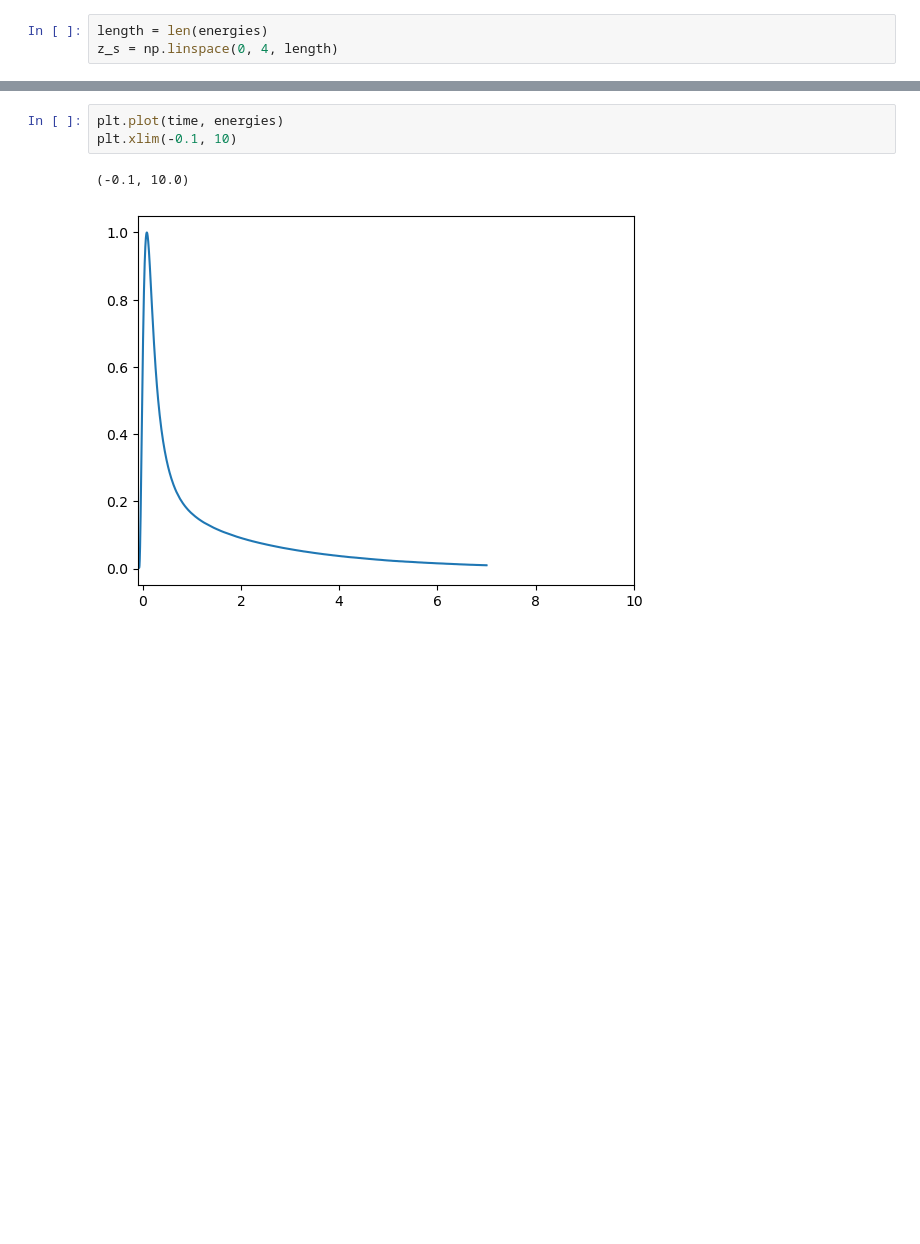
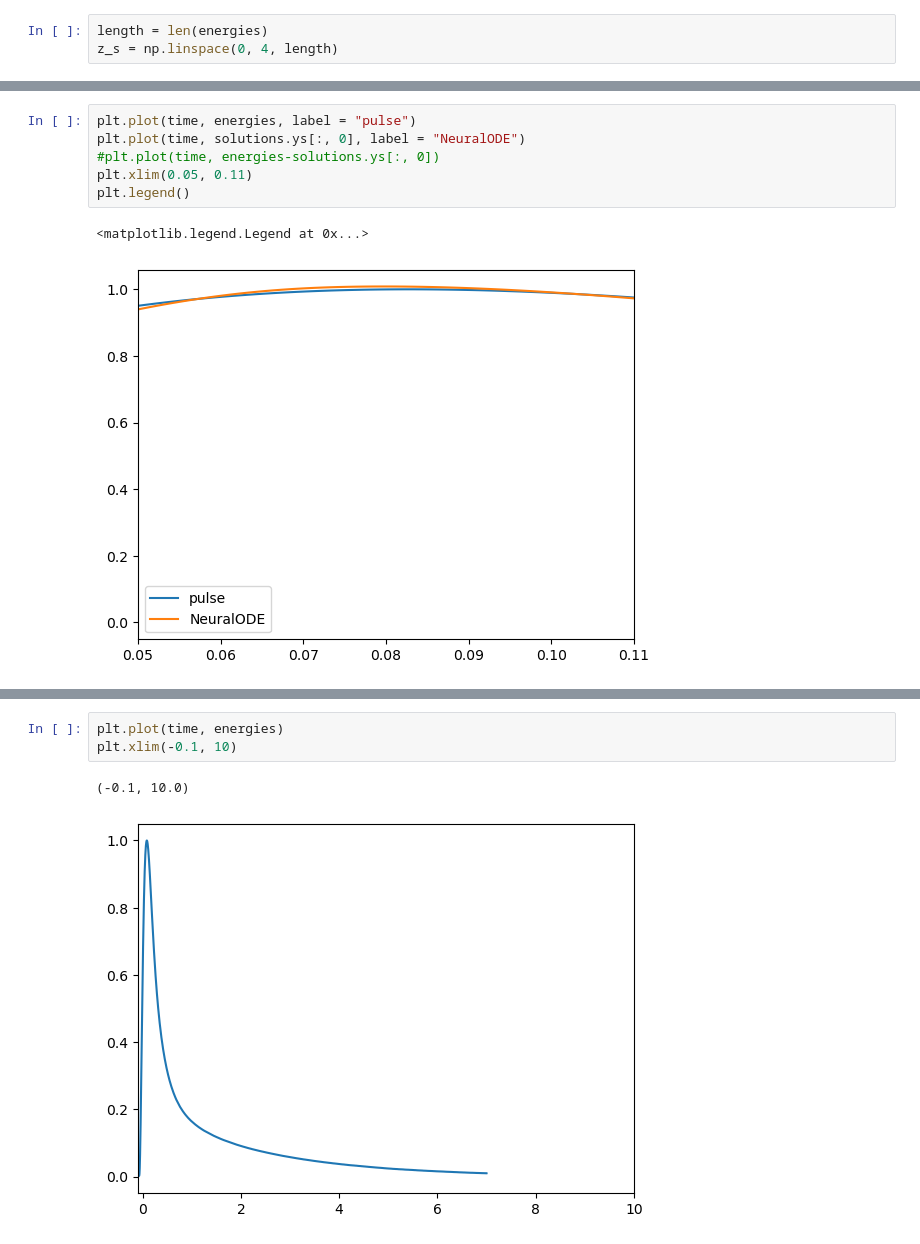
Before and after one commit to arj-shriv/CUORE, a Jupyter notebook: ReadingPulses.ipynb, the cells around one changed output, grey strips where cells are left out. Drawn from its saved outputs; the diff is of its cells as text; blank space fills up the shorter version.

```diff
--- a/ReadingPulses.ipynb
+++ b/ReadingPulses.ipynb
@@ -295,3 +354,12 @@ plt.legend()
+# %%
+plt.plot(time, energies, label = "pulse")
+plt.plot(time, solutions.ys[:, 0], label = "NeuralODE")
+#plt.plot(time, energies-solutions.ys[:, 0])
+plt.xlim(0.05, 0.11)
+plt.legend()
+# %% [output]
+<matplotlib.legend.Legend at 0x...>
+[figure, added]
 # %%
 plt.plot(time, solutions.ys[:, 0], label = "0")
 plt.plot(time, solutions.ys[:, 1], label = "1")
```
Also changed, not shown: parts of 16 cells of this notebook.
